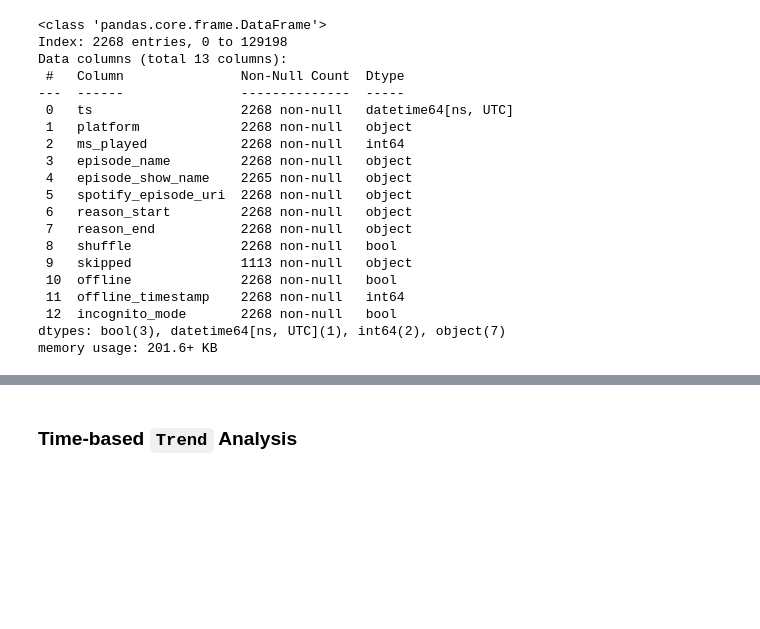
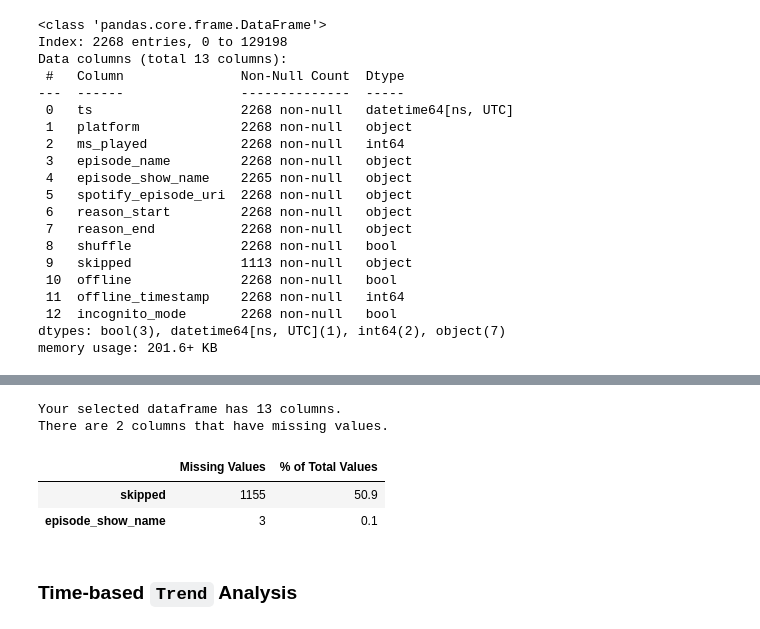
Before and after one commit to notesbyriza/music-preference-analysis, a Jupyter notebook: Notebook/spotify_analysis.ipynb, the cells around one changed output, grey strips where cells are left out. Drawn from its saved outputs; the diff is of its cells as text; code cells hidden in the pictures; blank space fills up the shorter version.

```diff
--- a/Notebook/spotify_analysis.ipynb
+++ b/Notebook/spotify_analysis.ipynb
@@ -427,6 +391,15 @@ spotify_podcast.head()
 | 2 | 2019-02-09 03:50:33+00:00 | Android | 5463 | What your breath could reveal abo... | TED Talks Daily | spotify:episode:6v0Fw2ov3RclzEFoG... | clickrow | ... |
 | 3 | 2019-02-09 03:50:51+00:00 | Android | 5463 | What your breath could reveal abo... | TED Talks Daily | spotify:episode:6v0Fw2ov3RclzEFoG... | clickrow | ... |
 | 4 | 2019-02-09 11:05:55+00:00 | Android | 77742 | What your breath could reveal abo... | TED Talks Daily | spotify:episode:6v0Fw2ov3RclzEFoG... | appload | ... |
+# %%
+missing_values = missing_values_table(spotify_podcast)
+missing_values
+# %% [output]
+Your selected dataframe has 13 columns.
+There are 2 columns that have missing values.
+|  | Missing Values | % of Total Values |
+| skipped | 1155 | 50.9 |
+| episode_show_name | 3 | 0.1 |
 # %% [markdown]
 ### **Time-based `Trend` Analysis**
 # %% [markdown]
```
Also changed, not shown: parts of 46 cells of this notebook.
